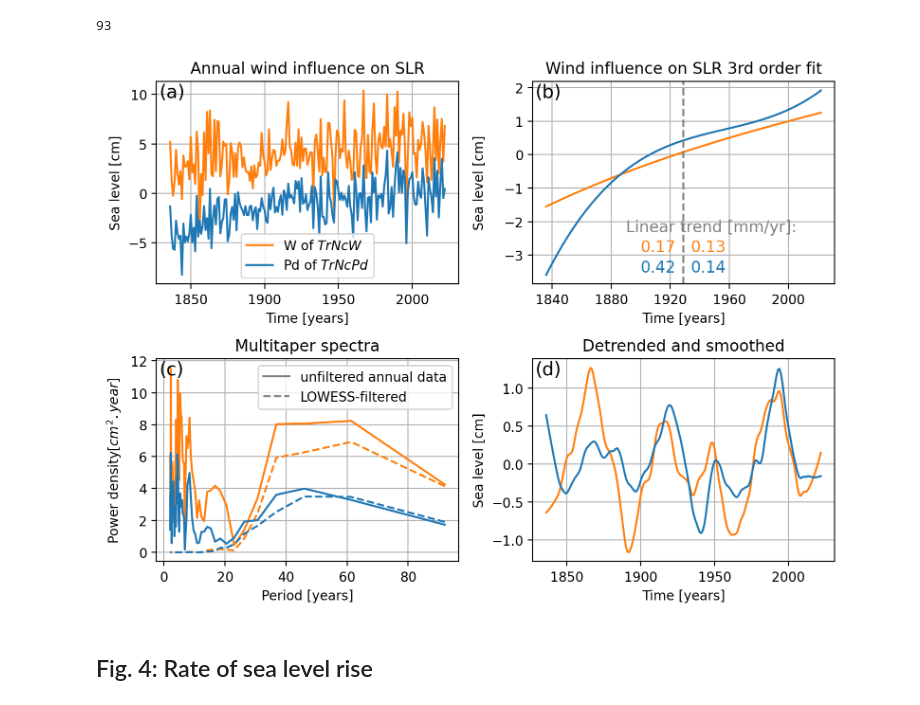
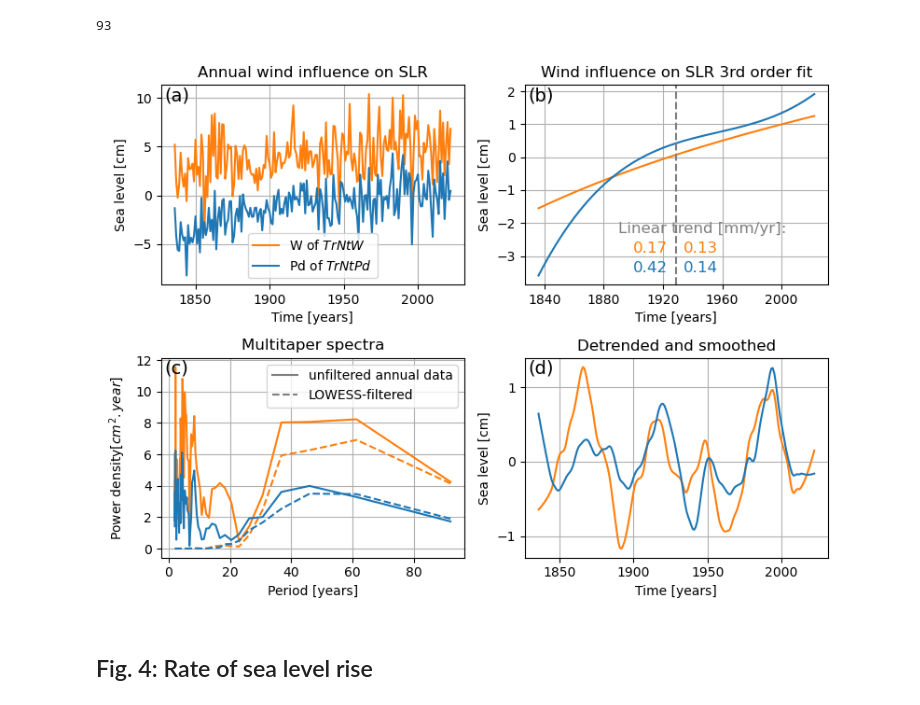
Before and after one commit to KNMI-sealevel/NetherlandsSeaLevelAcceleration, a Jupyter notebook: figures.ipynb, the cells around one changed output. Cells and saved outputs as stored; diff of their text form; code cells hidden in the pictures.

```diff
--- a/figures.ipynb
+++ b/figures.ipynb
@@ -338,7 +290,7 @@ colors = ['tab:green', 'tab:red', 'tab:orange', 'tab:blue']
 # Panel 1
 wind_rec[['NearestPointAverage2', 'PressureDifference']].plot(ax=ax[0,0], color=[colors[2], colors[3]])
 
-ax[0,0].legend(['W of $\it{TrNcW}$', 'Pd of $\it{TrNcPd}$'])
+ax[0,0].legend(['W of $\it{TrNtW}$', 'Pd of $\it{TrNtPd}$'])
 ax[0,0].set_title('Annual wind influence on SLR')
 ax[0,0].set_ylabel('Sea level [cm]')
 ax[0,0].set_xlabel('Time [years]')
@@ -389,35 +341,35 @@ ax[1,0].plot(xf_p[2:], yf_mtm[2:], label='PD', color=colors[3])
 
 xf_mtm, yf_mtm, _ = loc.mtm(wind_rec['PressureDifference_lowess'].values, 1)
 ax[1,0].plot(xf_p[2:], yf_mtm[2:], label='PD', color=colors[3], linestyle = 'dashed')
 
 l1, = ax[1,0].plot([],[], c='grey', label='unfiltered annual data')
 l2, = ax[1,0].plot([],[], c='grey', ls='--', label='LOWESS-filtered')
 ax[1,0].legend(handles=[l1,l2])
 
 ax[1,0].set_title('Multitaper spectra')
 ax[1,0].set_ylabel('Power density'+r'$[cm^2.year]$')
 ax[1,0].set_xlabel('Period [years]')
 
 # Panel 4
 wind_rec[['NearestPointAverage2_lowess', 'PressureDifference_lowess']].plot(ax=ax[1,1], color=[colors[2], colors[3]])
 
 ax[1,1].set_title('Detrended and smoothed')
 ax[1,1].set_xlabel('Time [years]')
 ax[1,1].set_ylabel('Sea level [cm]')
-
+ax[1,1].set_yticks(np.arange(-1,2,1))
 ax[1,1].get_legend().remove()
 
 for idx in range(4):
     ax.flat[idx].text(0.01, 0.92, panels[idx],
                       transform=ax.flat[idx].transAxes, size=14)
     ax.flat[idx].grid(True)
 
 fig.tight_layout()
 fig.align_ylabels()
 
 plt.savefig(f'./figures/{region}/WindInfluenceComp_lowess21.pdf', dpi=150)
 # %% [output]
-[figure, old version]
+[figure, new version]
 # %% [markdown]
 ## Fig. 4: Rate of sea level rise
 # %%
```
Also changed, not shown: parts of 14 cells of this notebook.
